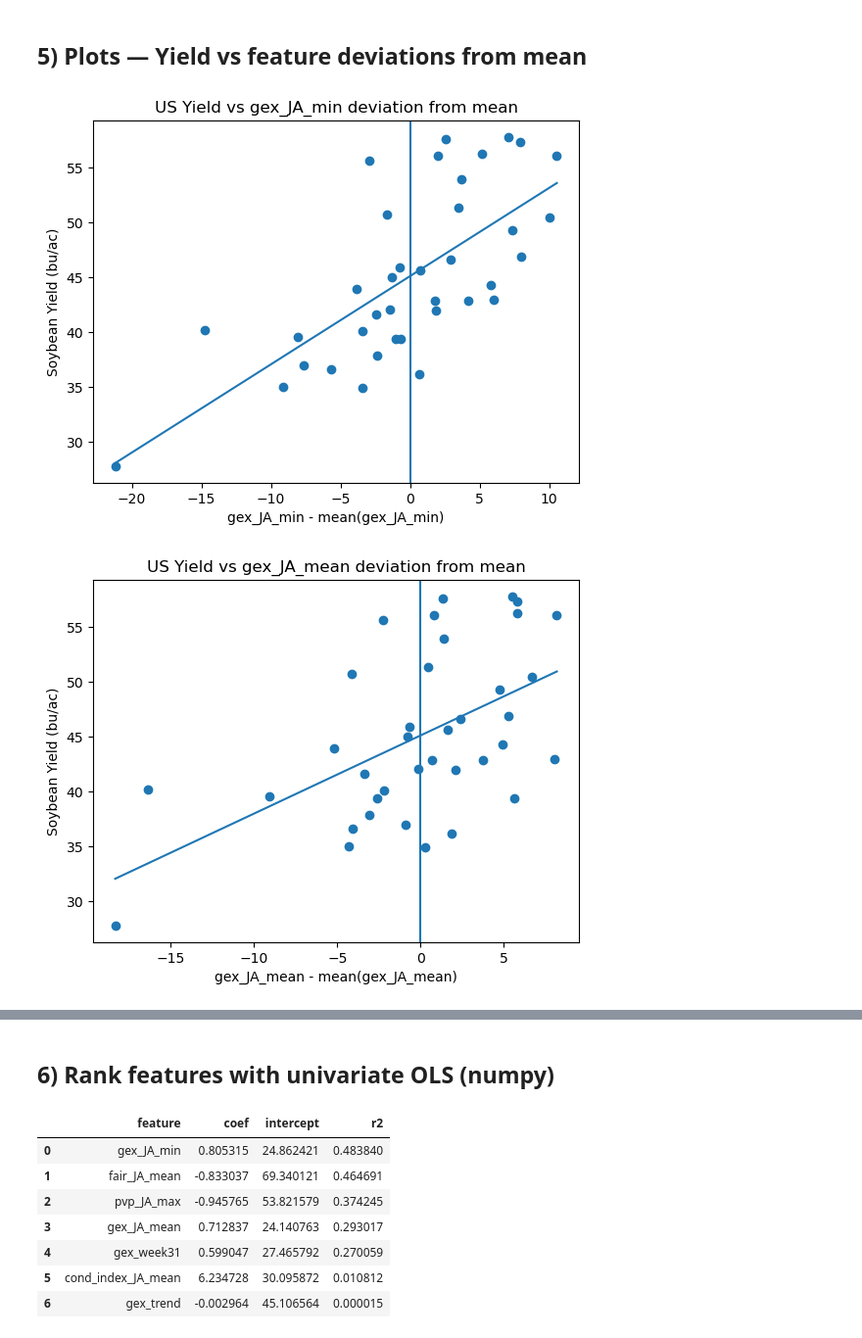
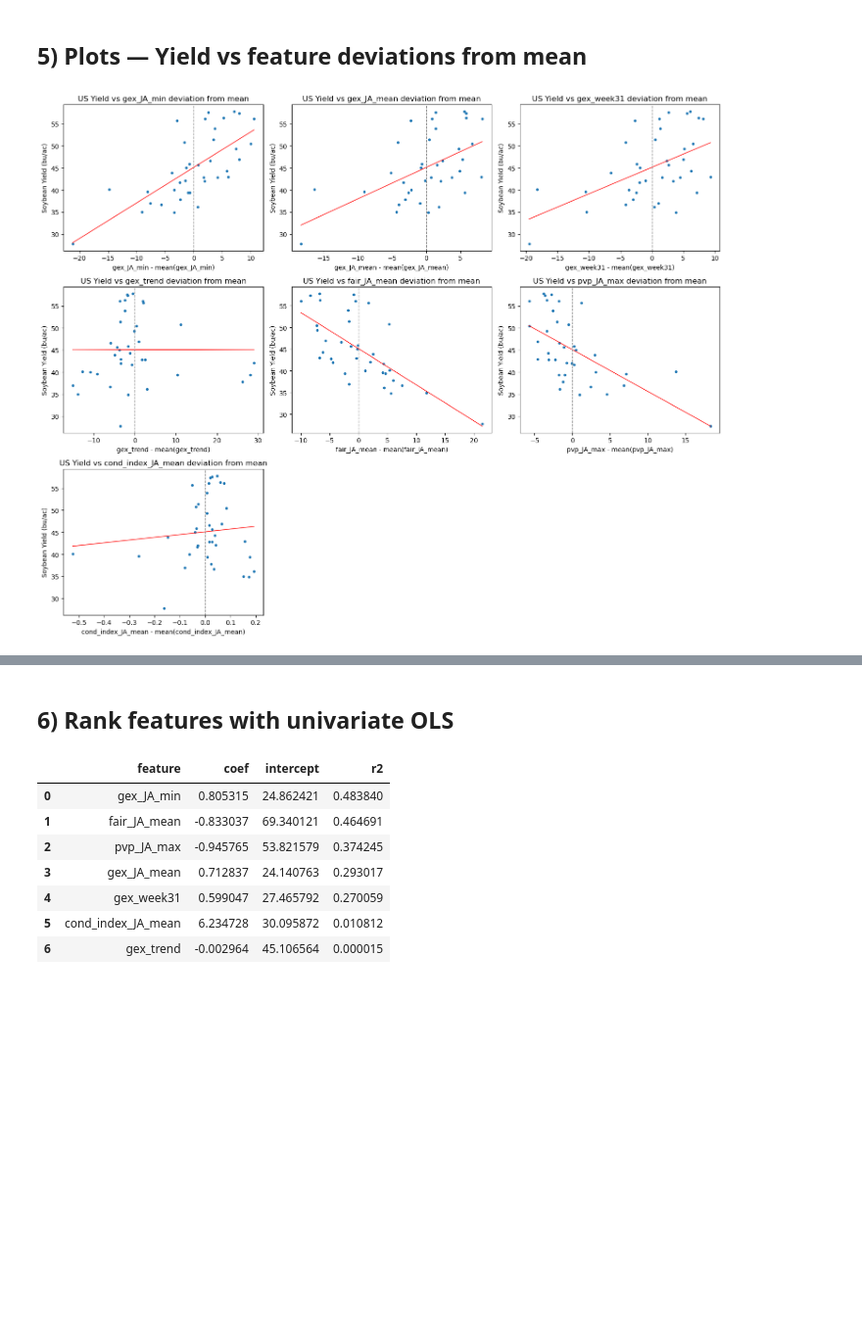
Before and after one commit to alewgetskiii/Westcott_Jewison_soybean, a Jupyter notebook: conditions_feature_explore.ipynb, the cells around one changed output, grey strips where cells are left out. Shown at 98% size. Cells and saved outputs as stored; diff of their text form; code cells hidden in the pictures; blank space fills up the shorter version.

```diff
--- a/conditions_feature_explore.ipynb
+++ b/conditions_feature_explore.ipynb
@@ -140,31 +136,44 @@ for feat in FEATURES:
 # %% [markdown]
 ## 5) Plots — Yield vs feature deviations from mean
 # %%
-for feat in FEATURES:
-    if feat not in df_us.columns:
-        continue
-    x = df_us[feat].values.astype(float)
-    y = df_us[TARGET].values.astype(float)
+valid_features = [f for f in FEATURES if f in df_us.columns and df_us[f].notna().sum() >= 5]
+n_feats = len(valid_features)
+
+cols = 3
+rows = math.ceil(n_feats / cols)
+
+fig, axes = plt.subplots(rows, cols, figsize=(5 * cols, 4 * rows))
+axes = axes.flatten()
+
+for i, feat in enumerate(valid_features):
+    ax = axes[i]
+    x = df_us[feat].astype(float).values
+    y = df_us[TARGET].astype(float).values
 
     if np.isnan(x).any() or np.isnan(y).any() or len(x) < 5:
+        ax.set_visible(False)
         continue
 
     x_dev = x - np.nanmean(x)
 
     A = np.vstack([x_dev, np.ones_like(x_dev)]).T
     beta, alpha = np.linalg.lstsq(A, y, rcond=None)[0]
 
     xs = np.linspace(x_dev.min(), x_dev.max(), 100)
-    ys = beta*xs + alpha
+    ys = beta * xs + alpha
 
-    plt.figure()
-    plt.scatter(x_dev, y)
-    plt.plot(xs, ys)
-    plt.axvline(0)
-    plt.title(f"US Yield vs {feat} deviation from mean")
-    plt.xlabel(f"{feat} - mean({feat})")
-    plt.ylabel("Soybean Yield (bu/ac)")
-    plt.show()
+    ax.scatter(x_dev, y, s=10)
+    ax.plot(xs, ys, color="red", lw=1)
+    ax.axvline(0, color="gray", linestyle="--", lw=1)
+
+    ax.set_title(f"US Yield vs {feat} deviation from mean")
+    ax.set_xlabel(f"{feat} - mean({feat})")
+    ax.set_ylabel("Soybean Yield (bu/ac)")
+
+for j in range(i + 1, len(axes)):
+    axes[j].set_visible(False)
+
+plt.tight_layout()
+plt.show()
 # %% [output]
-[figure, old version]
+[figure, new version]
-[figure, removed]
@@ -176,5 +180,5 @@ for feat in FEATURES:
 # %% [markdown]
-## 6) Rank features with univariate OLS (numpy)
+## 6) Rank features with univariate OLS
 # %%
 rows = []
 for feat in FEATURES:
```
Also changed, not shown: parts of 10 cells of this notebook, 18 other files.
